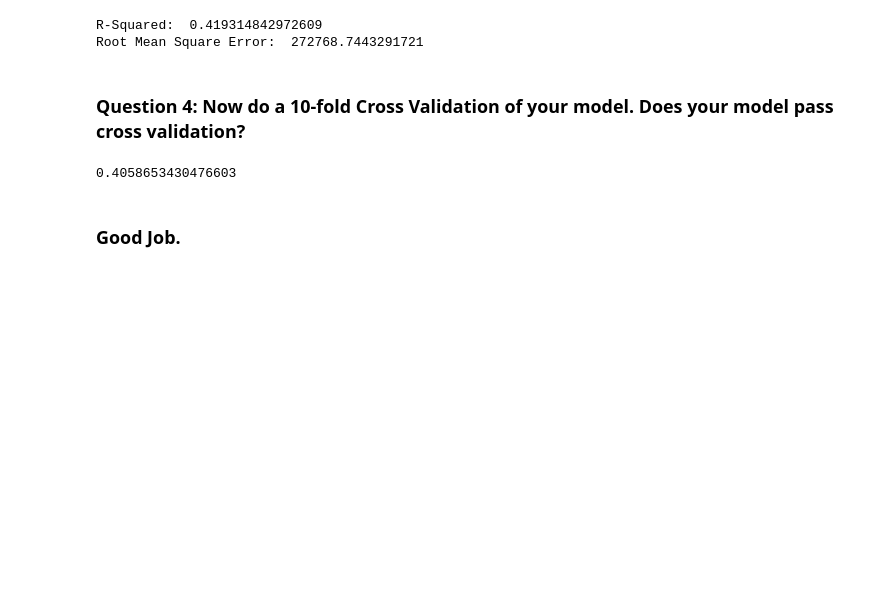
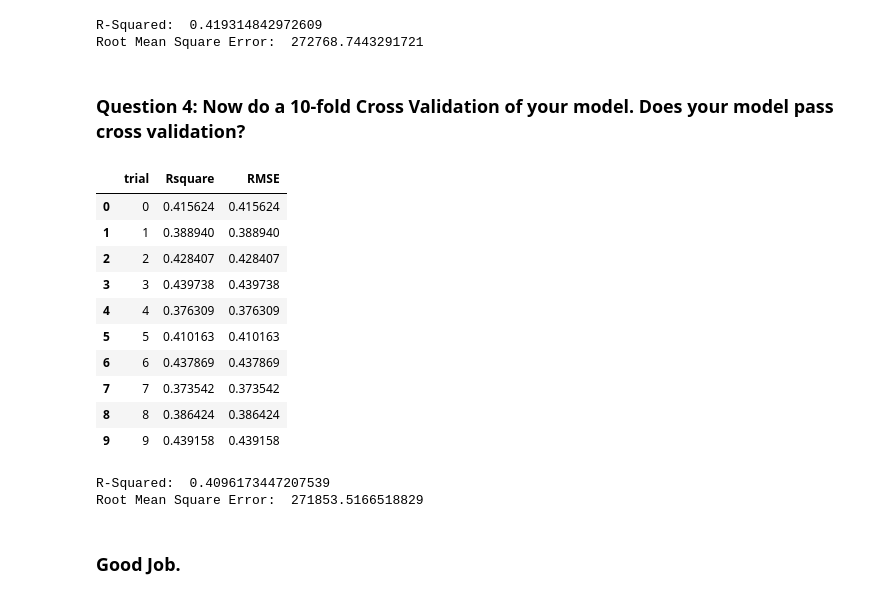
Before and after one commit to Arx1971/Linear-Regression-And-Logistic-Regression, a Jupyter notebook: HW2_Spring2020.ipynb, the cells around one changed output. Cells and saved outputs as stored; diff of their text form; code cells hidden in the pictures; blank space fills up the shorter version.

Commit message:
Cross Validation

```diff
--- a/HW2_Spring2020.ipynb
+++ b/HW2_Spring2020.ipynb
@@ -100,14 +101,43 @@ R-Squared:  0.419314842972609
 Root Mean Square Error:  272768.7443291721
 # %% [markdown]
 ### Question 4: Now do a 10-fold Cross Validation of your model. Does your model pass cross validation?
-# %%
-from sklearn.model_selection import cross_val_score
-
-cross_validation_score = cross_val_score(model, X, y, cv=10)
-
-print(cross_validation_score.mean())
-# %% [output]
-0.4058653430476603
+# %%
+rmse = []
+r_square = []
+X = housing[['Income']]
+y = housing['Price']
+for i in range(10):
+    X_train, X_test, y_train, y_test = train_test_split(X, y, test_size=0.2,  random_state = random.randint(1,1000))
+
+    model = LinearRegression(normalize=True)
+
+    model.fit(X_train, y_train)
+    pred = model.predict(X_test)
+    r_square.append(metrics.r2_score(y_test, pred))
+    rmse.append(np.sqrt(metrics.mean_squared_error(y_test, pred)))
+
+
+rdf = pd.DataFrame( {'trial': range(10), 'Rsquare': r_square, 'RMSE': r_square})
+
+rdf
+# %% [output]
+|  | trial | Rsquare | RMSE |
+| 0 | 0 | 0.415624 | 0.415624 |
+| 1 | 1 | 0.388940 | 0.388940 |
+| 2 | 2 | 0.428407 | 0.428407 |
+| 3 | 3 | 0.439738 | 0.439738 |
+| 4 | 4 | 0.376309 | 0.376309 |
+| 5 | 5 | 0.410163 | 0.410163 |
+| 6 | 6 | 0.437869 | 0.437869 |
+| 7 | 7 | 0.373542 | 0.373542 |
+| 8 | 8 | 0.386424 | 0.386424 |
+| 9 | 9 | 0.439158 | 0.439158 |
+# %%
+print('R-Squared: ', np.mean(r_square))
+print('Root Mean Square Error: ',np.mean(rmse))
+# %% [output]
+R-Squared:  0.4096173447207539
+Root Mean Square Error:  271853.5166518829
 # %% [markdown]
 ### Good Job.
 # %% [markdown]
```
Also changed, not shown: parts of 9 cells of this notebook, 1 other file.
